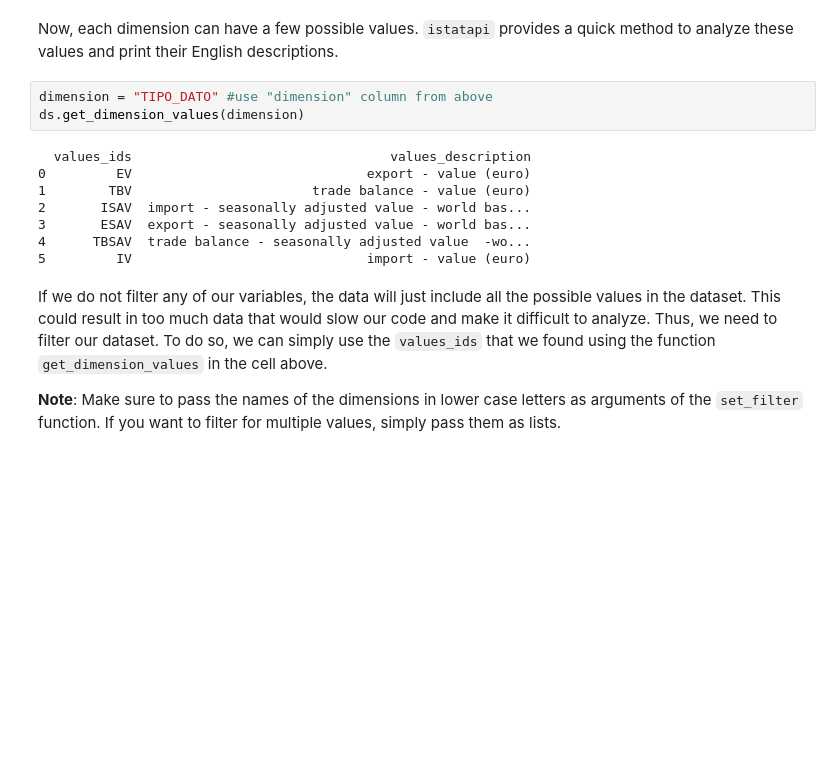
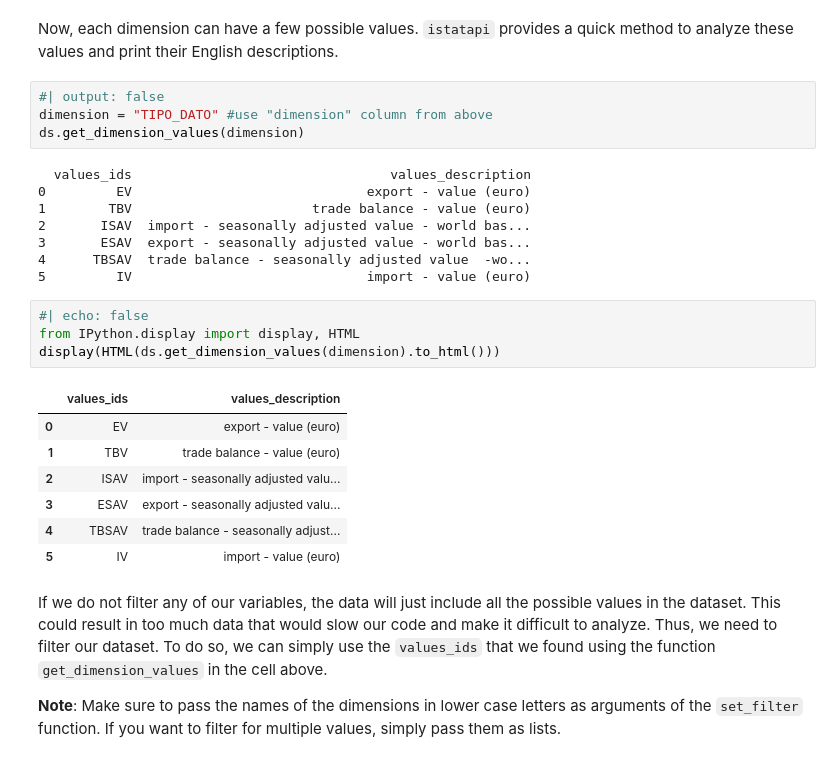
Before and after one commit to Attol8/istatapi, a Jupyter notebook: _proc/index.ipynb, the cells around one changed output. Cells and saved outputs as stored; diff of their text form; blank space fills up the shorter version.

```diff
--- a/_proc/index.ipynb
+++ b/_proc/index.ipynb
@@ -84,6 +118,7 @@ ds.dimensions_info()
 # %% [markdown]
 Now, each dimension can have a few possible values. `istatapi` provides a quick method to analyze these values and print their English descriptions.
 # %%
+#| output: false
 dimension = "TIPO_DATO" #use "dimension" column from above
 ds.get_dimension_values(dimension)
 # %% [output]
@@ -94,6 +129,18 @@ ds.get_dimension_values(dimension)
 3       ESAV  export - seasonally adjusted value - world bas...
 4      TBSAV  trade balance - seasonally adjusted value  -wo...
 5         IV                              import - value (euro)
+# %%
+#| echo: false
+from IPython.display import display, HTML
+display(HTML(ds.get_dimension_values(dimension).to_html()))
+# %% [output]
+|  | values_ids | values_description |
+| 0 | EV | export - value (euro) |
+| 1 | TBV | trade balance - value (euro) |
+| 2 | ISAV | import - seasonally adjusted valu... |
+| 3 | ESAV | export - seasonally adjusted valu... |
+| 4 | TBSAV | trade balance - seasonally adjust... |
+| 5 | IV | import - value (euro) |
 # %% [markdown]
 If we do not filter any of our variables, the data will just include all the possible values in the dataset. This could result in too much data that would slow our code and make it difficult to analyze. Thus, we need to filter our dataset. To do so, we can simply use the `values_ids` that we found using the function `get_dimension_values` in the cell above.
 
```
Also changed, not shown: parts of 11 cells of this notebook, 3 other files.
